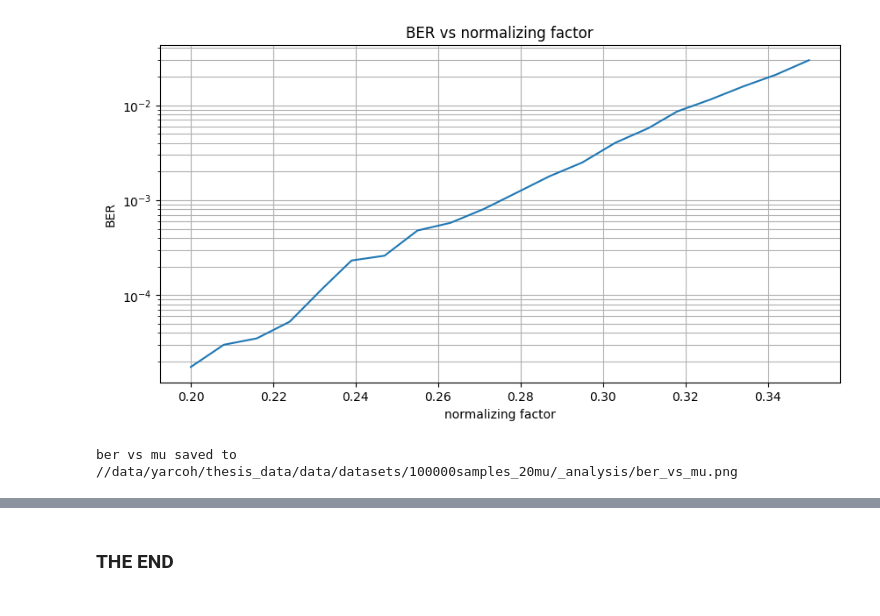
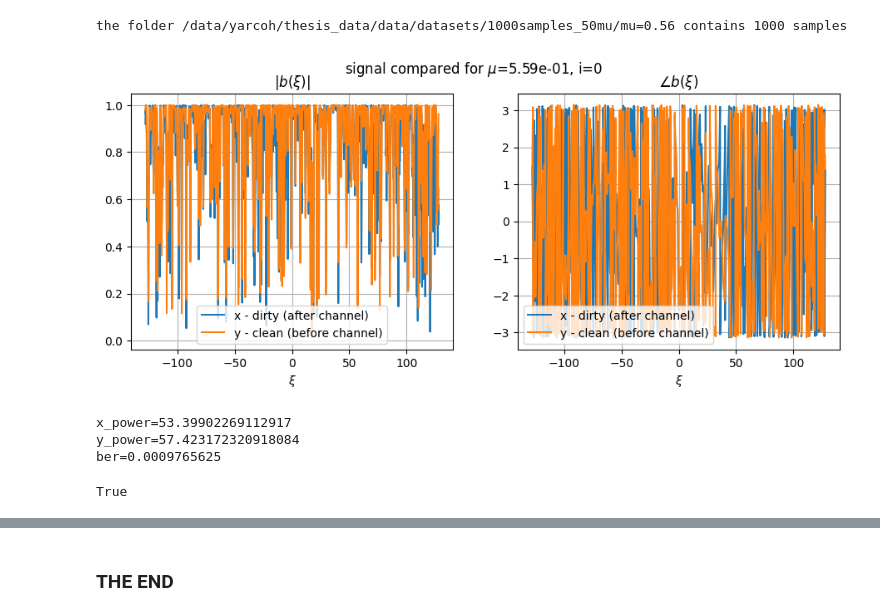
Before and after one commit to Yarden92/Thesis-code, a Jupyter notebook: apps/deep/data_analyzer.ipynb, the cells around one changed output, grey strips where cells are left out. Drawn from its saved outputs; the diff is of its cells as text; code cells hidden in the pictures.

```diff
--- a/apps/deep/data_analyzer.ipynb
+++ b/apps/deep/data_analyzer.ipynb
@@ -14,7 +17,7 @@ from tqdm.notebook import tqdm
 # %%
 # configs
 
-path = f'//data/yarcoh/thesis_data/data/datasets/100000samples_20mu'
+path = f'/data/yarcoh/thesis_data/data/datasets/1000samples_50mu'
 # mu = 0.15
 # data_id = 0
 n_permutations_for_ber = None # 50
@@ -24,4 +27,11 @@ is_box_plot = False
 data_analyzer = DataAnalyzer(path, _tqdm=tqdm, is_box_plot=is_box_plot, verbose_level=1)
 # %%
 # plot single sample
-# data_analyzer.plot_single_sample(mu=mu, data_id=data_id, is_save=False)
+
+data_analyzer.plot_single_sample_b(mu=0.56, data_id=0, is_save=False)
+# %% [output]
+the folder /data/yarcoh/thesis_data/data/datasets/1000samples_50mu/mu=0.56 contains 1000 samples
+[figure, added]
+x_power=53.39902269112917
+y_power=57.423172320918084
+ber=0.0009765625
@@ -31,7 +40,5 @@ data_analyzer = DataAnalyzer(path, _tqdm=tqdm, is_box_plot=is_box_plot, verbose_
 # %%
 # plot full ber graph
-data_analyzer.load_ber()
-data_analyzer.plot_full_ber_graph(permute_limit=n_permutations_for_ber, is_save=False)
+data_analyzer.try_to_load_ber()
 # %% [output]
-[figure, removed]
-ber vs mu saved to //data/yarcoh/thesis_data/data/datasets/100000samples_20mu/_analysis/ber_vs_mu.png
+True
```
Also changed, not shown: parts of 7 cells of this notebook, 25 other files.
